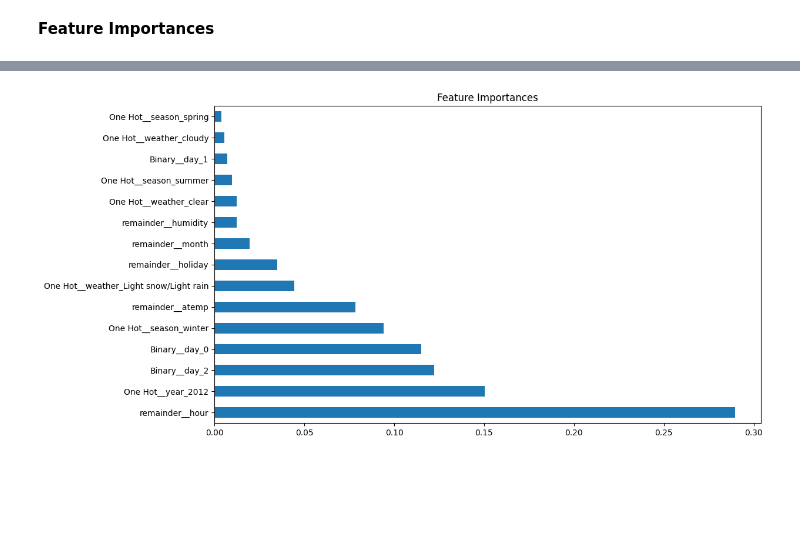
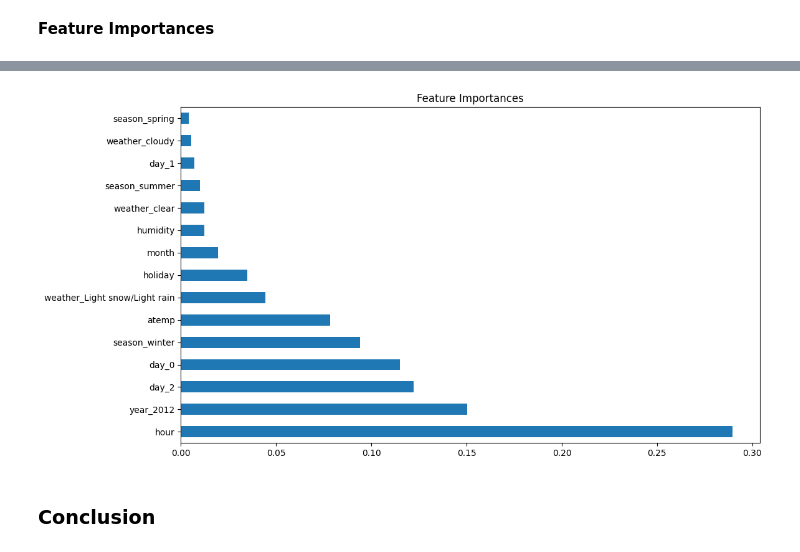
Before and after one commit to hrydwntr/Bike_Sharing_Model, a Jupyter notebook: capstone_modul_3.ipynb, the cells around one changed output, grey strips where cells are left out. Drawn from its saved outputs; the diff is of its cells as text; code cells hidden in the pictures; blank space fills up the shorter version.

```diff
--- a/capstone_modul_3.ipynb
+++ b/capstone_modul_3.ipynb
@@ -362,5 +489,5 @@ transformer = ColumnTransformer([
 # %%
 # Memisahkan data independen variabel dengan target
 
-X = df_train.drop(['count'], axis=1)
-y = df_train['count']
+X = df_model.drop(['count'], axis=1)
+y = df_model['count']
@@ -491,13 +603,13 @@ score_mae = []
 score_mape = []
 score_r2 = []
 
-model = Pipeline([
+estimator = Pipeline([
     ('preprocessing', transformer),
     ('model', xgb)
 ])
 
-model.fit(X_train, y_train)
-y_pred = model.predict(X_test)
+estimator.fit(X_train, y_train)
+y_pred = estimator.predict(X_test)
 score_mae.append(mean_absolute_error(y_test, y_pred))
 score_mape.append(mean_absolute_percentage_error(y_test, y_pred))
 score_r2.append(r2_score(y_test, y_pred))
@@ -517,18 +633,18 @@ max_depth = [2,3,4,5,6,7,8,9]
 learning_rate = [0.1, 0.001, 0.0001, 0.2, 0.3, 0.5, 0,7]
 
 # Jumlah pohon
-n_models = list(np.arange(200, 301, 20))
+n_estimators = list(np.arange(200, 301, 20))
 
 hyperparam_space_xgb = {
     'model__max_depth': max_depth,
     'model__learning_rate': learning_rate,
-    'model__n_models': n_models
+    'model__n_estimators': n_estimators
 }
 
 xgb = XGBRegressor(random_state=42, verbosity=0)
 
 # Membuat algorithm chains
-model_xgb = Pipeline([
+estimator_xgb = Pipeline([
         ('preprocessing', transformer),
         ('model', xgb)
         ])
@@ -537,11 +653,12 @@ crossval = KFold(n_splits=5, shuffle=True, random_state=42)
 
 # Hyperparameter tuning(GridSearchCV)
 gridsearch_xgb = GridSearchCV(
-    model_xgb,
+    estimator_xgb,
     param_grid = hyperparam_space_xgb,
     cv = crossval,
     scoring = 'neg_mean_absolute_error',
     n_jobs = -1,
+    verbose=1
 )
 # %%
 # Fitting data training untuk mencari parameter terbaik
@@ -671,2 +801,5 @@ range_metrics
 # %% [markdown]
 **Feature Importances**
+# %%
+col_feature = [col.split('__')[1] for col in transformer.get_feature_names_out()]
+col_feature
@@ -673,10 +822,12 @@ range_metrics
 # %%
 # Plot feature importances
 xgb_tuning = gridsearch_xgb.best_estimator_
 
-feature_imp = pd.Series(xgb_tuning['model'].feature_importances_, transformer.get_feature_names_out()).sort_values(ascending = False)
+feature_imp = pd.Series(xgb_tuning['model'].feature_importances_, col_feature).sort_values(ascending = False)
 plt.figure(figsize=(12,7))
 feature_imp.plot(kind='barh', title='Feature Importances')
 plt.show()
 # %% [output]
-[figure, old version]
+[figure, new version]
+# %% [markdown]
+### **Conclusion**
```
Also changed, not shown: parts of 91 cells of this notebook.
